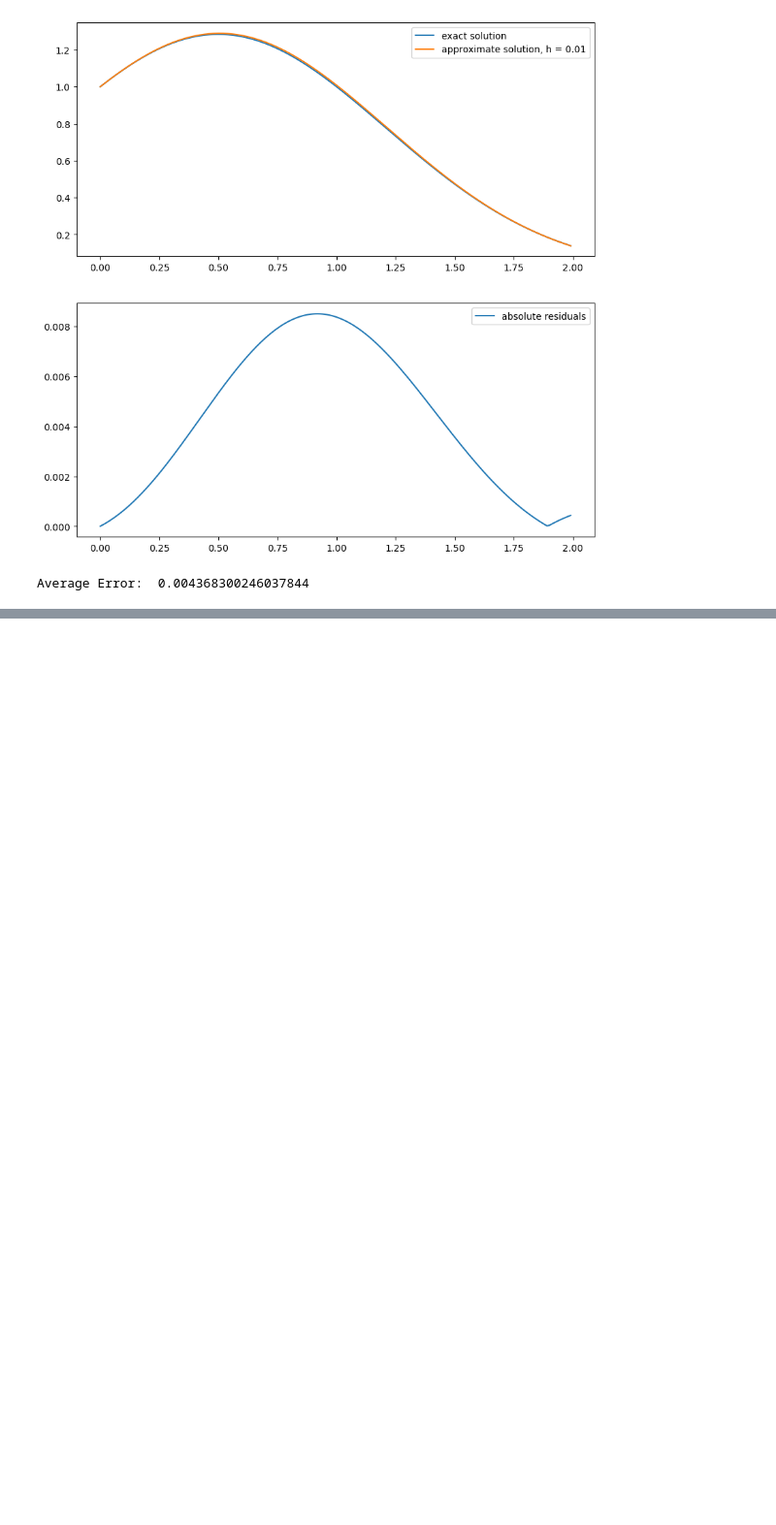
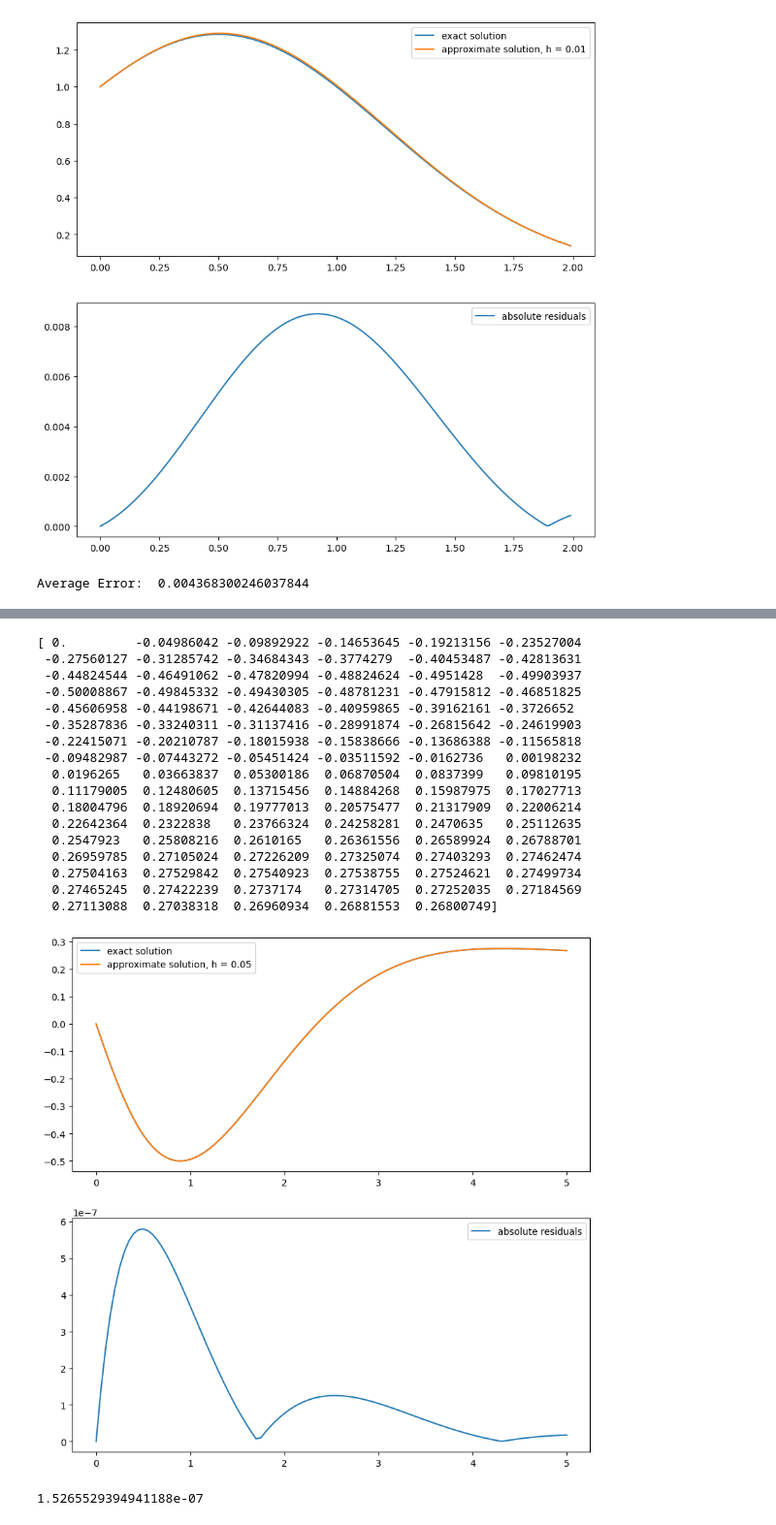
Before and after one commit to lubar1317/lessons-from-lu, a Jupyter notebook: mechanics-simulations/exploring_runge_kutta.ipynb, the cells around one changed output, grey strips where cells are left out. Shown at 97% size. Saved outputs shown, nothing was run; the diff lists cells and outputs as text; code cells hidden in the pictures; blank space fills up the shorter version.

```diff
--- a/mechanics-simulations/exploring_runge_kutta.ipynb
+++ b/mechanics-simulations/exploring_runge_kutta.ipynb
@@ -180,0 +390,74 @@ y(t) \\
+# %%
+# solve y' = -2y
+q0 = np.array([0,
+               -1,
+               0]) #initial condition
+h = 0.05 #time step
+t = np.arange(0, 5+h, step=h) #t from 0 to 2 sec
+
+#exact solution for the equation for t>=0:
+yexact = (1/4) + np.exp(-t)*(np.cos(t) - (5/2)*np.sin(t)) -(5/4)*np.exp(-2*t)
+
+A = np.array([[0, 1, 0],
+              [0, 0, 1],
+              [-4, -6, -4]])
+B = np.array([0,
+             0,
+             1])
+
+qstar = np.zeros((3, len(t))) #preallocated empty array for manipulating
+
+qstar[:, 0] = q0 #initial condition for the array, will set subsequent steps
+for i in range(len(t)-1):
+    k1 = A @ qstar[:, i] + B*1#derivative approximation
+    y1 = qstar[:, i] + k1*h/2
+
+    k2 = A @ y1 + B*1
+    y2 = qstar[:, i] + k2*h/2
+
+    k3 = A @ y2 + B*1
+    y3 = qstar[:, i] + k3*h
+
+    k4 = A @ y3 + B*1
+    qstar[:, i+1] = qstar[:, i] + (k1+2*k2+2*k3+k4) * h/6 #subsequent step based on approx
+
+
+
+print(qstar[0])
+residuals = qstar[0,:] - yexact #determine error
+sqResiduals = np.sqrt(residuals**2) #absolute deviation
+
+fig, ax = plt.subplots(2,1, figsize=(10,10))
+
+ax[0].plot(t, yexact, label='exact solution')
+ax[0].plot(t, qstar[0,:], label='approximate solution, h = {}'.format(str(h)))
+
+ax[1].plot(t, sqResiduals, label='absolute residuals')
+
+for a in ax:
+    a.legend()
+
+plt.show()
+
+meanDeviation = np.sum(sqResiduals)/len(t) #average error
+meanDeviation
+# %% [output]
+[ 0.         -0.04986042 -0.09892922 -0.14653645 -0.19213156 -0.23527004
+ -0.27560127 -0.31285742 -0.34684343 -0.3774279  -0.40453487 -0.42813631
+ -0.44824544 -0.46491062 -0.47820994 -0.48824624 -0.4951428  -0.49903937
+ -0.50008867 -0.49845332 -0.49430305 -0.48781231 -0.47915812 -0.46851825
+ -0.45606958 -0.44198671 -0.42644083 -0.40959865 -0.39162161 -0.3726652
+ -0.35287836 -0.33240311 -0.31137416 -0.28991874 -0.26815642 -0.24619903
+ -0.22415071 -0.20210787 -0.18015938 -0.15838666 -0.13686388 -0.11565818
+ -0.09482987 -0.07443272 -0.05451424 -0.03511592 -0.0162736   0.00198232
+  0.0196265   0.03663837  0.05300186  0.06870504  0.0837399   0.09810195
+  0.11179005  0.12480605  0.13715456  0.14884268  0.15987975  0.17027713
+  0.18004796  0.18920694  0.19777013  0.20575477  0.21317909  0.22006214
+  0.22642364  0.2322838   0.23766324  0.24258281  0.2470635   0.25112635
+  0.2547923   0.25808216  0.2610165   0.26361556  0.26589924  0.26788701
+  0.26959785  0.27105024  0.27226209  0.27325074  0.27403293  0.27462474
+  0.27504163  0.27529842  0.27540923  0.27538755  0.27524621  0.27499734
+  0.27465245  0.27422239  0.2737174   0.27314705  0.27252035  0.27184569
+  0.27113088  0.27038318  0.26960934  0.26881553  0.26800749]
+[figure, added]
+1.5265529394941188e-07
```
Also changed, not shown: parts of 5 cells of this notebook, 1 other file.
